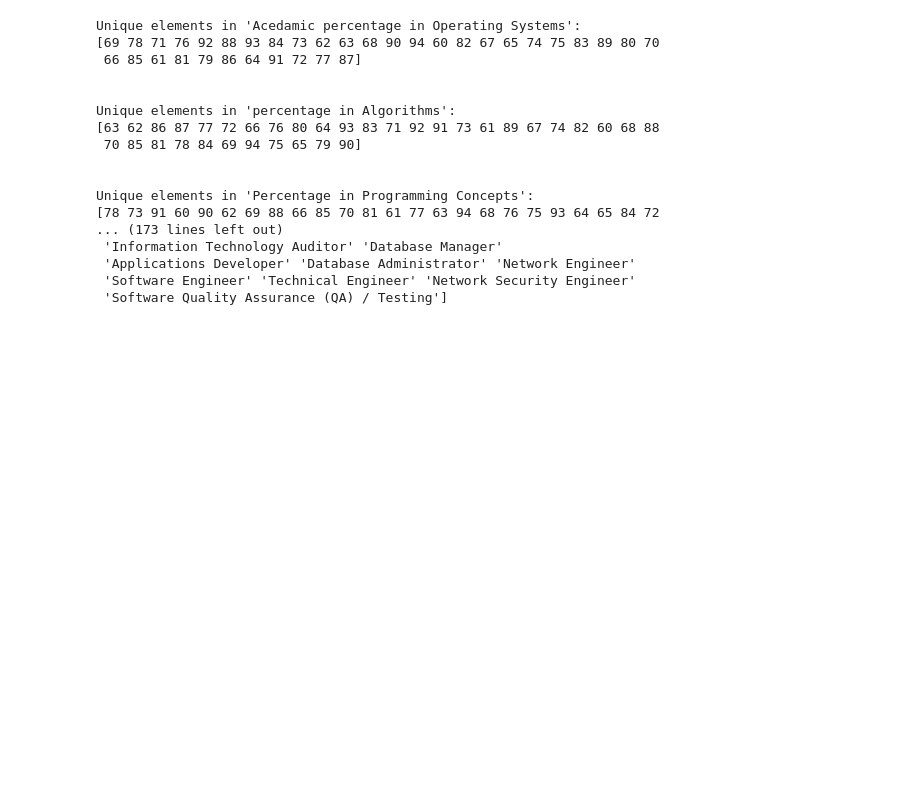
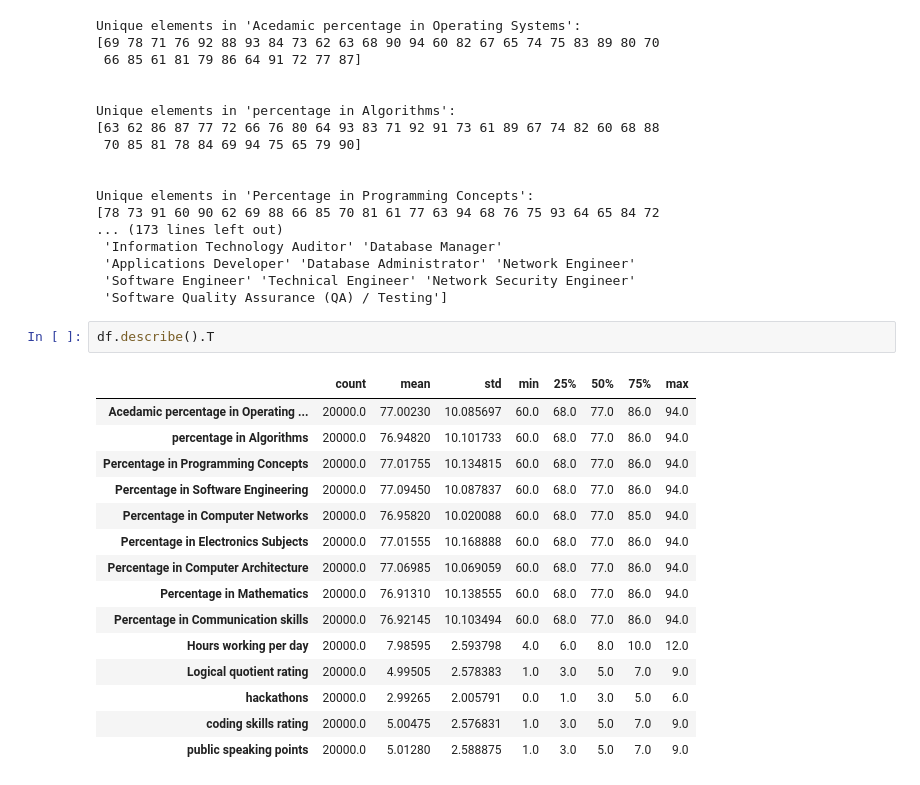
Before and after one commit to chari6268/Smart-Career-Advisor, a Jupyter notebook: career_advisor.ipynb, the cells around one changed output. Drawn from its saved outputs; the diff is of its cells as text; blank space fills up the shorter version.

Commit message:
describe the attributes and perfome LabelEncoder operation to convert object to int data type it makes easy to train a model

```diff
--- a/career_advisor.ipynb
+++ b/career_advisor.ipynb
@@ -104,3 +108,21 @@ Unique elements in 'Percentage in Programming Concepts':
  'Applications Developer' 'Database Administrator' 'Network Engineer'
  'Software Engineer' 'Technical Engineer' 'Network Security Engineer'
  'Software Quality Assurance (QA) / Testing']
+# %%
+df.describe().T
+# %% [output]
+|  | count | mean | std | min | 25% | 50% | 75% | max |
+| Acedamic percentage in Operating ... | 20000.0 | 77.00230 | 10.085697 | 60.0 | 68.0 | 77.0 | 86.0 | 94.0 |
+| percentage in Algorithms | 20000.0 | 76.94820 | 10.101733 | 60.0 | 68.0 | 77.0 | 86.0 | 94.0 |
+| Percentage in Programming Concepts | 20000.0 | 77.01755 | 10.134815 | 60.0 | 68.0 | 77.0 | 86.0 | 94.0 |
+| Percentage in Software Engineering | 20000.0 | 77.09450 | 10.087837 | 60.0 | 68.0 | 77.0 | 86.0 | 94.0 |
+| Percentage in Computer Networks | 20000.0 | 76.95820 | 10.020088 | 60.0 | 68.0 | 77.0 | 85.0 | 94.0 |
+| Percentage in Electronics Subjects | 20000.0 | 77.01555 | 10.168888 | 60.0 | 68.0 | 77.0 | 86.0 | 94.0 |
+| Percentage in Computer Architecture | 20000.0 | 77.06985 | 10.069059 | 60.0 | 68.0 | 77.0 | 86.0 | 94.0 |
+| Percentage in Mathematics | 20000.0 | 76.91310 | 10.138555 | 60.0 | 68.0 | 77.0 | 86.0 | 94.0 |
+| Percentage in Communication skills | 20000.0 | 76.92145 | 10.103494 | 60.0 | 68.0 | 77.0 | 86.0 | 94.0 |
+| Hours working per day | 20000.0 | 7.98595 | 2.593798 | 4.0 | 6.0 | 8.0 | 10.0 | 12.0 |
+| Logical quotient rating | 20000.0 | 4.99505 | 2.578383 | 1.0 | 3.0 | 5.0 | 7.0 | 9.0 |
+| hackathons | 20000.0 | 2.99265 | 2.005791 | 0.0 | 1.0 | 3.0 | 5.0 | 6.0 |
+| coding skills rating | 20000.0 | 5.00475 | 2.576831 | 1.0 | 3.0 | 5.0 | 7.0 | 9.0 |
+| public speaking points | 20000.0 | 5.01280 | 2.588875 | 1.0 | 3.0 | 5.0 | 7.0 | 9.0 |
```
Also changed, not shown: parts of 4 cells of this notebook.
